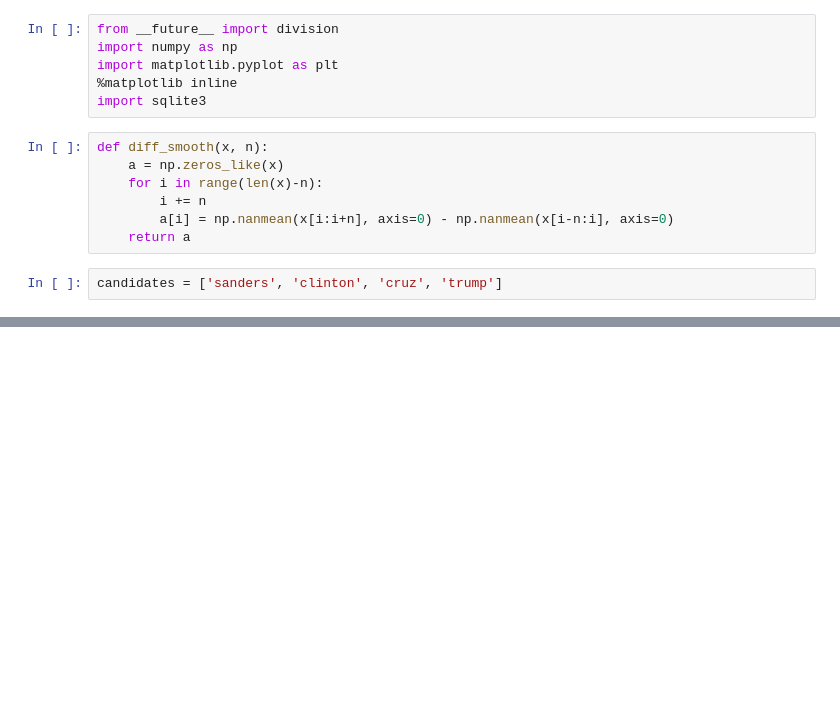
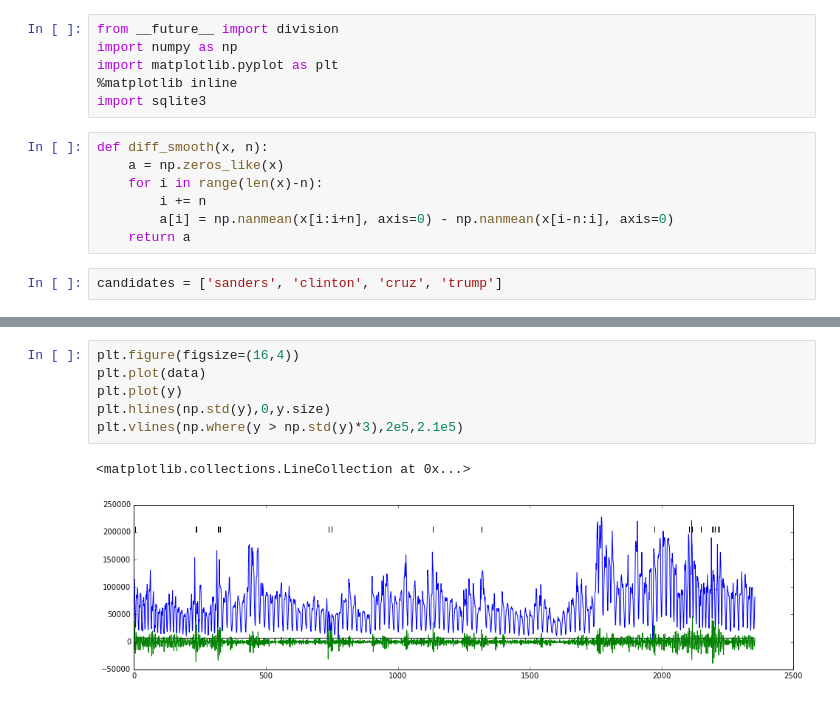
Before and after one commit to HoodPanther/SentimentalWorld, a Jupyter notebook: dev/test viral tweet detection.ipynb, the cells around one changed output, grey strips where cells are left out. Drawn from its saved outputs; the diff is of its cells as text; blank space fills up the shorter version.

```diff
--- a/dev/test viral tweet detection.ipynb
+++ b/dev/test viral tweet detection.ipynb
@@ -55,0 +128,9 @@ for candidate in candidates:
+# %%
+plt.figure(figsize=(16,4))
+plt.plot(data)
+plt.plot(y)
+plt.hlines(np.std(y),0,y.size)
+plt.vlines(np.where(y > np.std(y)*3),2e5,2.1e5)
+# %% [output]
+<matplotlib.collections.LineCollection at 0x...>
+[figure, added]
```
Also changed, not shown: parts of 14 cells of this notebook, 1 other file.
